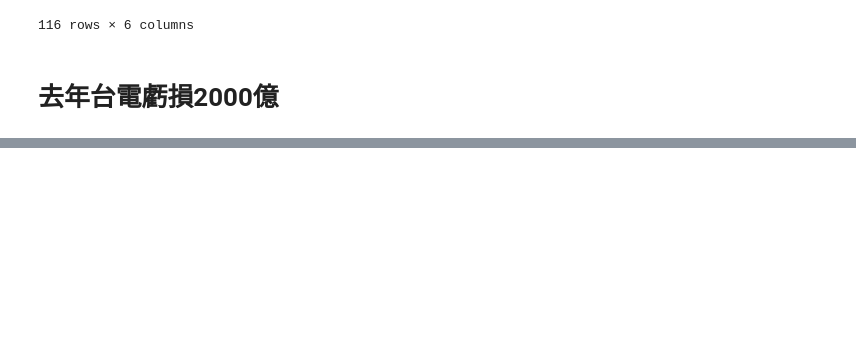
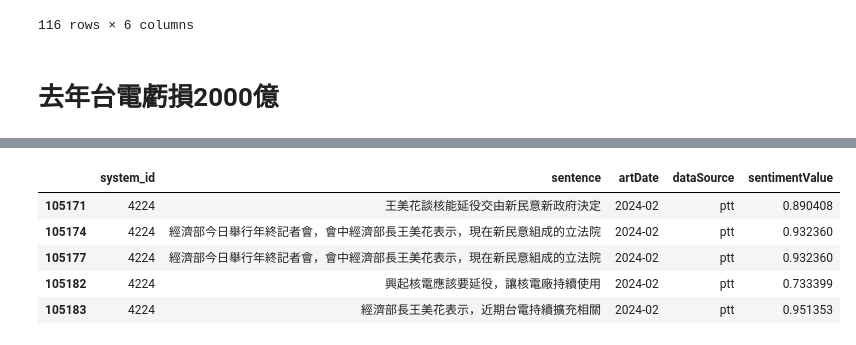
Before and after one commit to hsiangm6/Team-8-Project, a Jupyter notebook: Team 8 project.ipynb, the cells around one changed output, grey strips where cells are left out. Saved outputs shown, nothing was run; the diff lists cells and outputs as text; code cells hidden in the pictures; blank space fills up the shorter version.

```diff
--- a/Team 8 project.ipynb
+++ b/Team 8 project.ipynb
@@ -892,5 +894,6 @@ def get_nlp_result(data_df):
 
     return pos_table, entity_table, sentence_table
 # %%
+df.dropna(subset=['artContent'], inplace=True)
 pos_table, entity_table, sentence_table = get_nlp_result(df)
 # %% [output]
@@ -1063,7 +1177,7 @@ fig.show()
 # %%
 from snownlp import SnowNLP
 # %%
-sentence_table = pd.read_csv("raw_data/zh/sentence_table_buffet.csv") #匯資料
+sentence_table = pd.read_csv("./ckiptable/sentence_table_buffet.csv") #匯資料
 
 sentiment_date = pd.merge(sentence_table,shu_selected[['system_id','artDate','dataSource']],on='system_id',how='left').dropna()
 sentiment_date.head(3)
@@ -1104,9 +1258,16 @@ plt.show()
 # %%
 # 篩時間
-filter_sentiment = sent_date[sent_date['artDate']=='2022-11']
+filter_sentiment = sent_date[sent_date['artDate']=='2024-02']
 filter_sentiment = filter_sentiment.loc[filter_sentiment['sentimentValue'] > 0.7]
 
 filter_sentiment.head()
+# %% [output]
+|  | system_id | sentence | artDate | dataSource | sentimentValue |
+| 105171 | 4224 | 王美花談核能延役交由新民意新政府決定 | 2024-02 | ptt | 0.890408 |
+| 105174 | 4224 | 經濟部今日舉行年終記者會，會中經濟部長王美花表示，現在新民意組成的立法院 | 2024-02 | ptt | 0.932360 |
+| 105177 | 4224 | 經濟部今日舉行年終記者會，會中經濟部長王美花表示，現在新民意組成的立法院 | 2024-02 | ptt | 0.932360 |
+| 105182 | 4224 | 興起核電應該要延役，讓核電廠持續使用 | 2024-02 | ptt | 0.733399 |
+| 105183 | 4224 | 經濟部長王美花表示，近期台電持續擴充相關 | 2024-02 | ptt | 0.951353 |
 # %%
 # 把時間分數和之前斷詞的 token table 做 join
 pos_words = pd.merge(filter_sentiment,pos_table,on='system_id',how='left')
```
Also changed, not shown: parts of 41 cells of this notebook, 3 other files.
